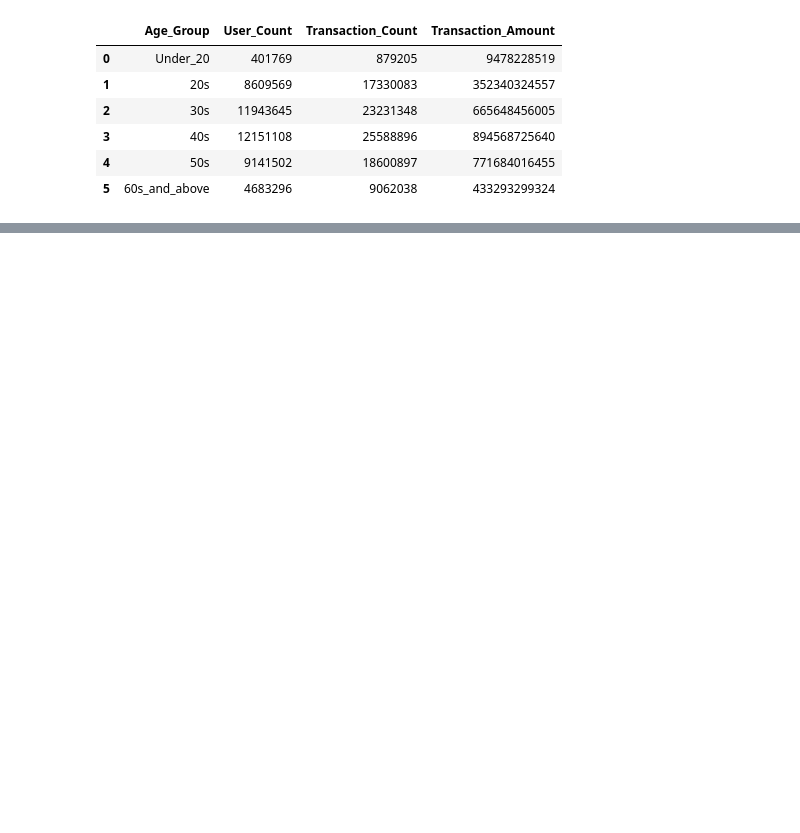
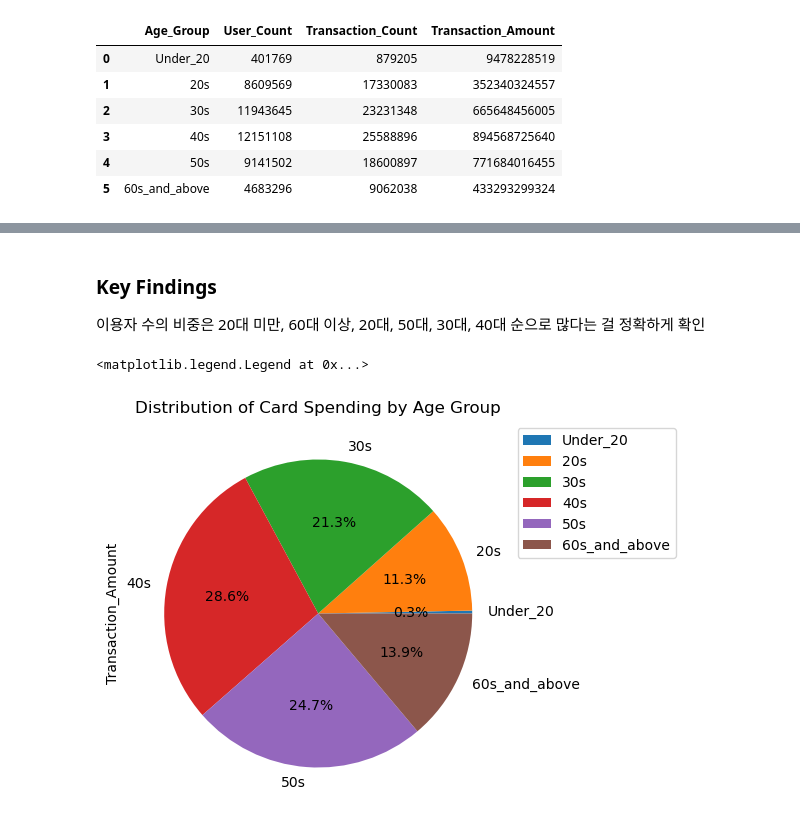
Before and after one commit to data-by-jpark/jeju-card-analysis, a Jupyter notebook: notebooks/jeju_card_analysis.ipynb, the cells around one changed output, grey strips where cells are left out. Cells and saved outputs as stored; diff of their text form; code cells hidden in the pictures; blank space fills up the shorter version.

```diff
--- a/notebooks/jeju_card_analysis.ipynb
+++ b/notebooks/jeju_card_analysis.ipynb
@@ -349,0 +353,11 @@ Text(0.5, 1.0, 'Distribution of Card Users by Age Group')
+# %% [markdown]
+### Key Findings
+이용자 수의 비중은 20대 미만, 60대 이상, 20대, 50대, 30대, 40대 순으로 많다는 걸 정확하게 확인
+# %%
+groupby_age.plot(kind='pie', y='Transaction_Amount', labels=groupby_age['Age_Group'], autopct='%.1f%%')
+plt.title('Distribution of Card Spending by Age Group' \
+'')
+plt.legend(loc='upper left', bbox_to_anchor=(1, 1))
+# %% [output]
+<matplotlib.legend.Legend at 0x...>
+[figure, added]
```
Also changed, not shown: parts of 13 cells of this notebook.
